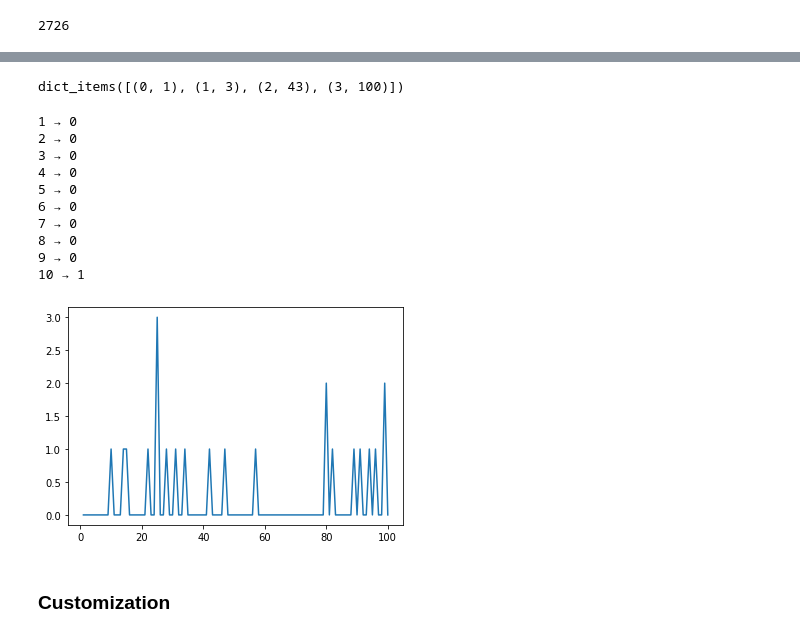
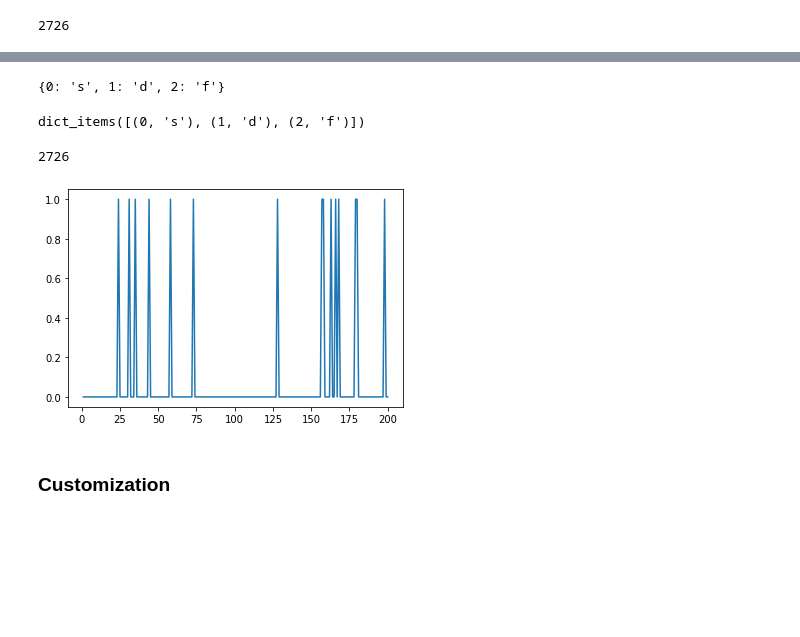
Before and after one commit to msameeruddin/Python-Programming, a Jupyter notebook: 8_Python_File-handling/file_handling.ipynb, the cells around one changed output, grey strips where cells are left out. Cells and saved outputs as stored; diff of their text form; code cells hidden in the pictures; blank space fills up the shorter version.

```diff
--- a/8_Python_File-handling/file_handling.ipynb
+++ b/8_Python_File-handling/file_handling.ipynb
@@ -248,7 +263,7 @@ len(alice_story)
 # remove "\n" (single item)
 non_slashes = []
 for each_line in alice_story:
-    if each_line != '\n':
+    if (each_line != '\n'):
         non_slashes.append(each_line)
 # %%
 # display first 10 items
@@ -276,8 +291,8 @@ len(non_slashes)
 
 non_slash_new_lines = []
 for each_line in non_slashes:
-    each_line = each_line.replace("\n", "").strip().casefold()
-    non_slash_new_lines.append(each_line)
+    new_each_line = each_line.lower().replace('\n', '').strip()
+    non_slash_new_lines.append(new_each_line)
 # %%
 # display first 10 items
 non_slash_new_lines[:10]
@@ -303,29 +320,18 @@ len(non_slash_new_lines)
 **Image by author**
 # %%
 # show enumerate example with list
-d = [1, 3, 43, 100]
-f = dict(enumerate(d))
+s = ["s", "d", "f"]
+f = dict(enumerate(s))
+print(f)
 f.items()
 # %% [output]
-dict_items([(0, 1), (1, 3), (2, 43), (3, 100)])
+{0: 's', 1: 'd', 2: 'f'}
+dict_items([(0, 's'), (1, 'd'), (2, 'f')])
 # %%
 # make a dictionary with enumerate and count the word
-line_dict = {}
-my_word = 'a'
+line_word_count = {}
+my_word = 'for'
 my_word = ' ' + my_word + ' '
-for index, line in dict(enumerate(non_slash_new_lines)).items():
-    line_dict[index + 1] = line.count(my_word)
 
-for i in range(1, 11):
-    print(i, "→", line_dict[i])
+for (ind, line) in enumerate(non_slash_new_lines):
+    line_word_count[ind + 1] = line.count(my_word)
-# %% [output]
-1 → 0
-2 → 0
-3 → 0
-4 → 0
-5 → 0
-6 → 0
-7 → 0
-8 → 0
-9 → 0
-10 → 1
@@ -332,21 +340,24 @@ for i in range(1, 11):
+# %%
+# check length
+len(line_word_count)
+# %% [output]
+2726
 # %%
 # plot the result for the first 100 items
-
-X = list(line_dict.keys())
-Y = list(line_dict.values())
-
-x_ = X[:100]
-y_ = Y[:100]
-
-# py -m pip install matplotlib
-# py -m pip install plotly
+# py -m pip install matplotlib --user
 
 from matplotlib import pyplot as plt
 
+X = list(line_word_count.keys())
+Y = list(line_word_count.values())
+
+x_ = X[:200]
+y_ = Y[:200]
+
 plt.plot(x_, y_)
 plt.show()
 # %% [output]
-[figure, old version]
+[figure, new version]
 # %% [markdown]
 ### **Customization**
 # %%
```
Also changed, not shown: parts of 27 cells of this notebook, 21 other files.
